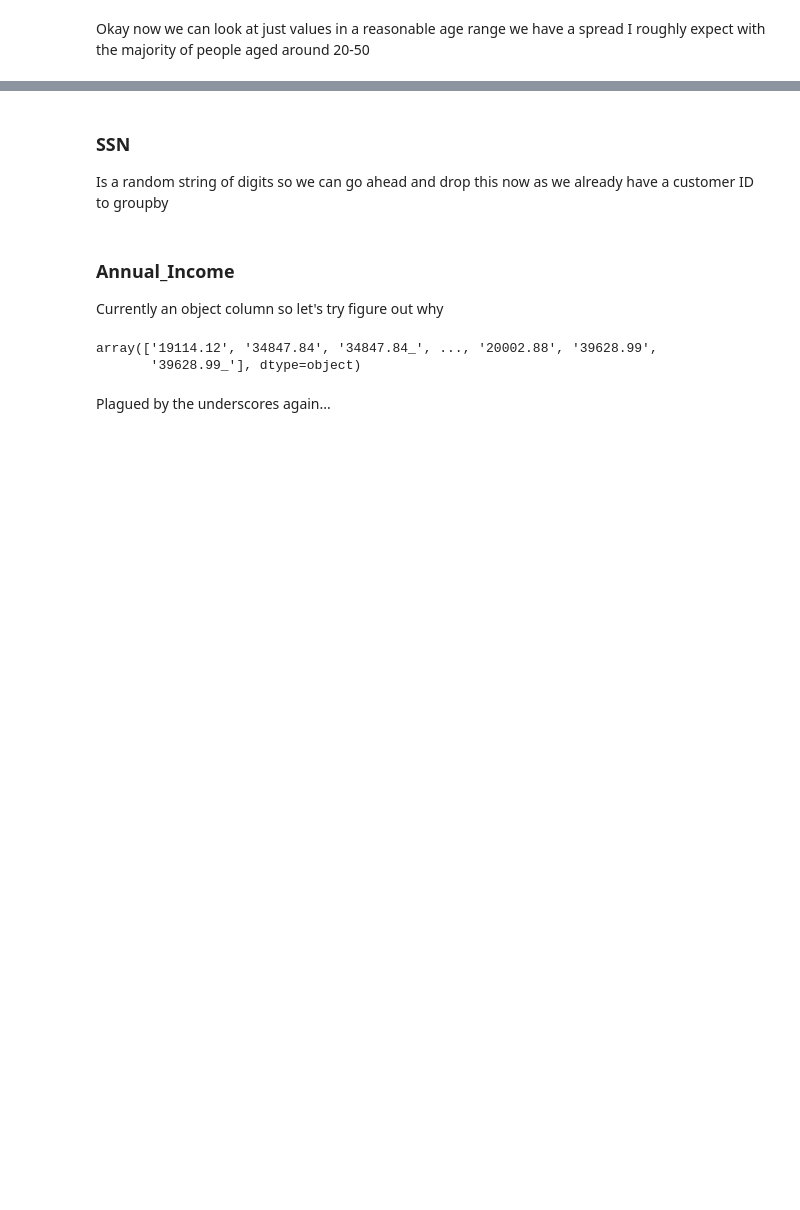
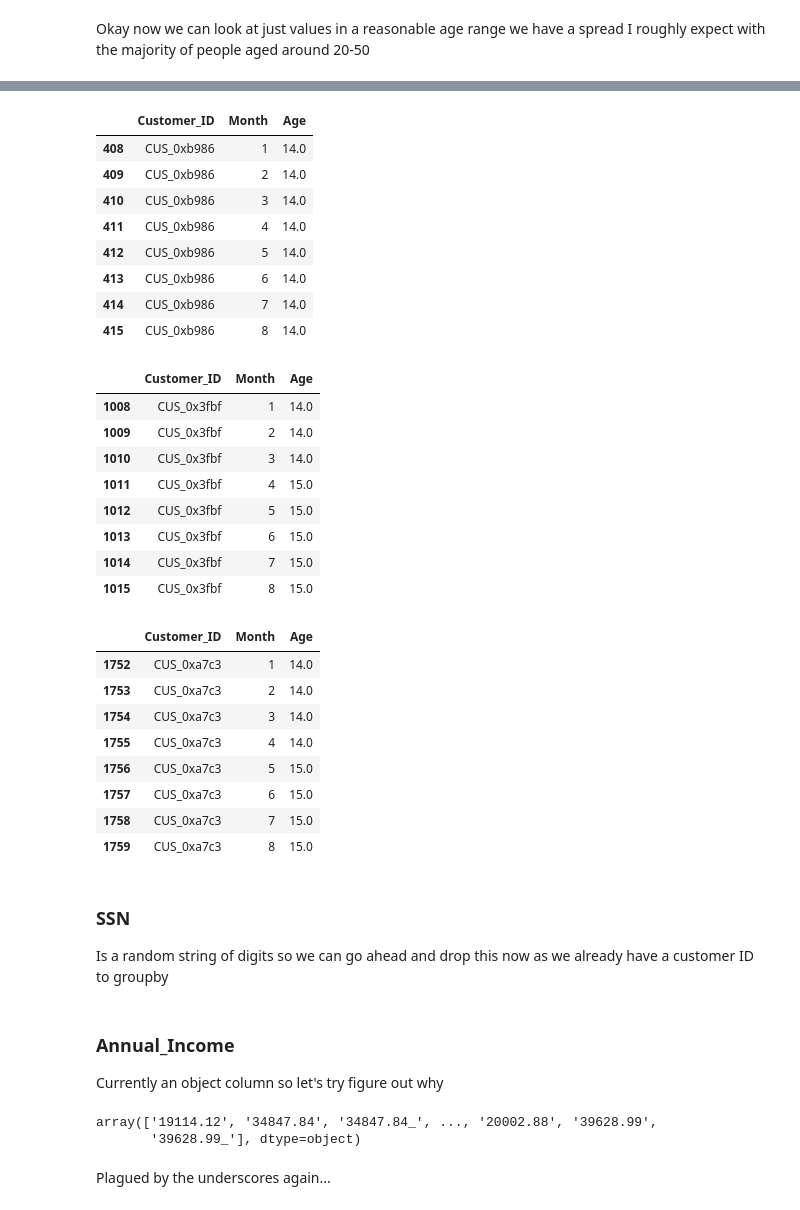
Before and after one commit to jackhenshaw/creditScore, a Jupyter notebook: data_cleaning.ipynb, the cells around one changed output, grey strips where cells are left out. Drawn from its saved outputs; the diff is of its cells as text; code cells hidden in the pictures; blank space fills up the shorter version.

```diff
--- a/data_cleaning.ipynb
+++ b/data_cleaning.ipynb
@@ -270,3 +297,35 @@ Name: Age, dtype: float64
+# %%
+display(df[df['Customer_ID'] == "CUS_0xb986"][['Customer_ID', 'Month', 'Age']])
+display(df[df['Customer_ID'] == "CUS_0x3fbf"][['Customer_ID', 'Month', 'Age']])
+display(df[df['Customer_ID'] == "CUS_0xa7c3"][['Customer_ID', 'Month', 'Age']])
+# %% [output]
+|  | Customer_ID | Month | Age |
+| 408 | CUS_0xb986 | 1 | 14.0 |
+| 409 | CUS_0xb986 | 2 | 14.0 |
+| 410 | CUS_0xb986 | 3 | 14.0 |
+| 411 | CUS_0xb986 | 4 | 14.0 |
+| 412 | CUS_0xb986 | 5 | 14.0 |
+| 413 | CUS_0xb986 | 6 | 14.0 |
+| 414 | CUS_0xb986 | 7 | 14.0 |
+| 415 | CUS_0xb986 | 8 | 14.0 |
+|  | Customer_ID | Month | Age |
+| 1008 | CUS_0x3fbf | 1 | 14.0 |
+| 1009 | CUS_0x3fbf | 2 | 14.0 |
+| 1010 | CUS_0x3fbf | 3 | 14.0 |
+| 1011 | CUS_0x3fbf | 4 | 15.0 |
+| 1012 | CUS_0x3fbf | 5 | 15.0 |
+| 1013 | CUS_0x3fbf | 6 | 15.0 |
+| 1014 | CUS_0x3fbf | 7 | 15.0 |
+| 1015 | CUS_0x3fbf | 8 | 15.0 |
+|  | Customer_ID | Month | Age |
+| 1752 | CUS_0xa7c3 | 1 | 14.0 |
+| 1753 | CUS_0xa7c3 | 2 | 14.0 |
+| 1754 | CUS_0xa7c3 | 3 | 14.0 |
+| 1755 | CUS_0xa7c3 | 4 | 14.0 |
+| 1756 | CUS_0xa7c3 | 5 | 15.0 |
+| 1757 | CUS_0xa7c3 | 6 | 15.0 |
+| 1758 | CUS_0xa7c3 | 7 | 15.0 |
+| 1759 | CUS_0xa7c3 | 8 | 15.0 |
 # %% [markdown]
 ### SSN
 Is a random string of digits so we can go ahead and drop this now as we already have a customer ID to groupby
```
Also changed, not shown: parts of 23 cells of this notebook, 6 other files.
